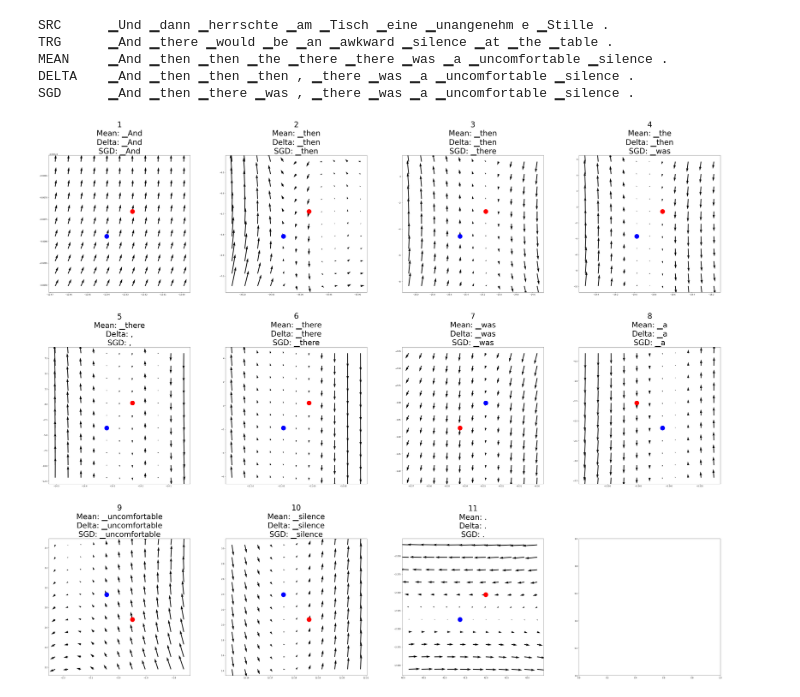
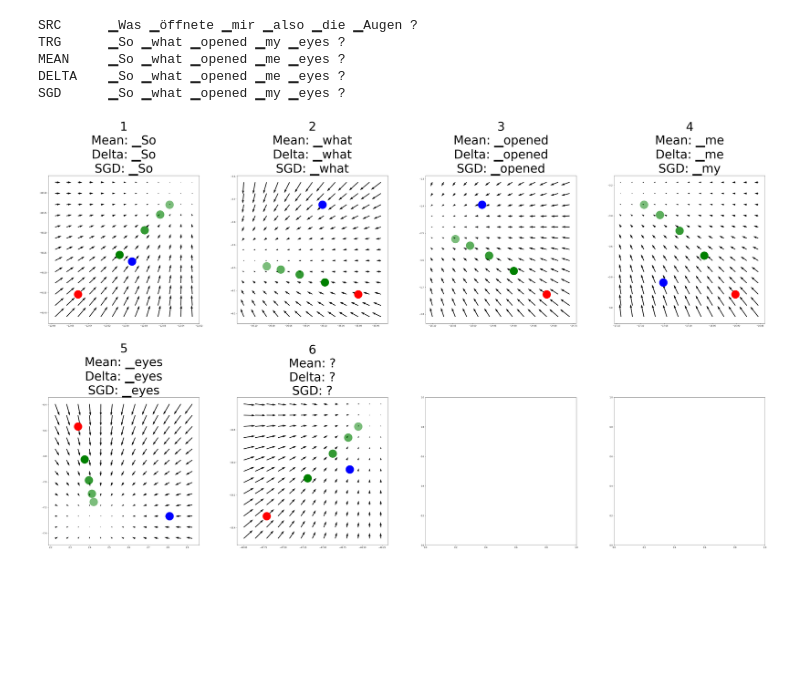
Before and after one commit to zomux/lanmt-ebm, a Jupyter notebook: analysis/visualize.ipynb, the cells around one changed output. Cells and saved outputs as stored; diff of their text form; code cells hidden in the pictures; blank space fills up the shorter version.

```diff
--- a/analysis/visualize.ipynb
+++ b/analysis/visualize.ipynb
@@ -7,5 +8,6 @@ import math
 # %%
-data = pkl.load( open("/scratch/yl1363/lanmt-ebm/analysis/data_8p_8_16.pkl", "rb") )
+data = pkl.load( open("/scratch/yl1363/lanmt-ebm/analysis/data_8u_16_4.pkl", "rb") )
+#data = pkl.load( open("/scratch/yl1363/lanmt-ebm/analysis/data_8to12_16_4.pkl", "rb") )
 # %%
 keylist = list(data.keys())
 print (keylist)
@@ -62,9 +161,0 @@ print (targets_length)
-# %%
-z_diff = delta_zs[-1] - delta_zs[0]
-z_diff_x = z_diff[0, :, 0]
-z_diff_y = z_diff[0, :, 1]
-z0 = delta_zs[0][0] # [6, 2]
-
-in_grid, out_grid = 8, 16
-grid_size = in_grid + 2 * out_grid + 1
-grid = np.linspace(-out_grid, in_grid+out_grid, in_grid+out_grid*2+1) / float(in_grid) # [grid_size]
@@ -73,63 +170,67 @@ ncols = 4
 nfigs = targets_length-2
 nrows = int(math.ceil(nfigs / float(ncols)))
 figsize = 16
-in_grid_plot = 8
-out_grid_plot = 0
-spacing = 4
-fontsize=40
-markersize=24
+spacing = 2
+fontsize=60
+markersize=40
 
 left = 0.125  # the left side of the subplots of the figure
 right = 0.9   # the right side of the subplots of the figure
 bottom = 0.1  # the bottom of the subplots of the figure
 top = 0.9     # the top of the subplots of the figure
 wspace = 0.25  # the amount of width reserved for space between subplots,
               # expressed as a fraction of the average axis width
-hspace = 0.40  # the amount of height reserved for space between subplots,
+hspace = 0.50  # the amount of height reserved for space between subplots,
               # expressed as a fraction of the average axis height
-scale=20
-quiverdict={"scale":scale}
-quiverdict={}
+#scale=20
+#quiverdict={"scale":scale}
+quiverdict={"units":'xy', "angles":'xy'}
 
 fig, axes = plt.subplots(nrows=nrows, ncols=ncols, figsize=(figsize * ncols, figsize * nrows))
 plt.subplots_adjust(left=left, bottom=bottom, right=right, top=top, wspace=wspace, hspace=hspace)
 
 for idx in range(targets_length):
     if idx == 0 or idx == targets_length - 1 :
         continue
-    X = grid * z_diff_x[idx] + z0[idx, 0]
-    Y = grid * z_diff_y[idx] + z0[idx, 1]
-    U = all_grads[:, :, idx, 0]
-    V = all_grads[:, :, idx, 1]
-    X = X[::spacing]
-    Y = Y[::spacing]
-    U = U[::spacing,::spacing]
-    V = V[::spacing,::spacing]
+    X, Y = z_grids[:, :, idx, 0], z_grids[:, :, idx, 1]
+    U, V = all_grads[:, :, idx, 0], all_grads[:, :, idx, 1]
+    X, Y = X[::spacing, ::spacing], Y[::spacing, ::spacing]
+    U, V = U[::spacing, ::spacing], V[::spacing, ::spacing]
 
     row_idx = (idx-1) // ncols
     col_idx = (idx-1) % ncols
 
     q = axes[row_idx][col_idx].quiver(X, Y, U, V, **quiverdict)
-    x0 = delta_zs[0][0, idx, 0]
-    y0 = delta_zs[0][0, idx, 1]
-    x4 = delta_zs[4][0, idx, 0]
-    y4 = delta_zs[4][0, idx, 1]
-    title = "{}\nMean: {}\nDelta: {}\nSGD: {}".format(idx, delta_ys[0][idx], delta_ys[-1][idx], sgd_y[idx])
+    bb="""
+    X1 = np.stack([z0[0, idx, 0]] + [z_sgd_list[ii][0, idx, 0] for ii in range(3)], axis=0)
+    Y1 = np.stack([z0[0, idx, 1]] + [z_sgd_list[ii][0, idx, 1] for ii in range(3)], axis=0)
+    U1 = np.stack([z_score_list[ii][0, idx, 0] for ii in range(4)], axis=0)
+    V1 = np.stack([z_score_list[ii][0, idx, 1] for ii in range(4)], axis=0)
+    q1 = axes[row_idx][col_idx].quiver(X1, Y1, U1, V1, **quiverdict)
+    """
+    x0, y0 = z0[0, idx, 0], z0[0, idx, 1]
+    title = "{}\nMean: {}\nDelta: {}\nSGD: {}".format(idx, y_mean[idx], y_delta4[idx], y_sgd4[idx])
     axes[row_idx][col_idx].set_title(title, fontsize=fontsize)
     axes[row_idx][col_idx].plot(x0, y0, 'o', color='red', markersize=markersize)
-    axes[row_idx][col_idx].plot(x4, y4, 'o', color='blue', markersize=markersize)
+    for step_idx in range(4):
+        xx, yy = z_delta_list[step_idx][0, idx, 0], z_delta_list[step_idx][0, idx, 1]
+        axes[row_idx][col_idx].plot(xx, yy, 'o', color='blue', markersize=markersize, alpha = 0.8 ** step_idx)
+    for step_idx in range(4):
+        xx, yy = z_sgd_list[step_idx][0, idx, 0], z_sgd_list[step_idx][0, idx, 1]
+        axes[row_idx][col_idx].plot(xx, yy, 'o', color='green', markersize=markersize, alpha = 0.8 ** step_idx)
+
 
 print ("SRC\t", src_line.strip())
 print ("TRG\t", trg_line.strip())
-print ("MEAN\t", " ".join(delta_ys[0][1:-1]))
-print ("DELTA\t", " ".join(delta_ys[-1][1:-1]))
-print ("SGD\t", " ".join(sgd_y[1:-1]))
+print ("MEAN\t", " ".join(y_mean[1:-1]))
+print ("DELTA\t", " ".join(y_delta4[1:-1]))
+print ("SGD\t", " ".join(y_sgd4[1:-1]))
 print ()
 plt.show()
 # %% [output]
-SRC      ▁Und ▁dann ▁herrschte ▁am ▁Tisch ▁eine ▁unangenehm e ▁Stille .
-TRG      ▁And ▁there ▁would ▁be ▁an ▁awkward ▁silence ▁at ▁the ▁table .
-MEAN     ▁And ▁then ▁then ▁the ▁there ▁there ▁was ▁a ▁uncomfortable ▁silence .
-DELTA    ▁And ▁then ▁then ▁then , ▁there ▁was ▁a ▁uncomfortable ▁silence .
-SGD      ▁And ▁then ▁there ▁was , ▁there ▁was ▁a ▁uncomfortable ▁silence .
+SRC      ▁Was ▁öffnete ▁mir ▁also ▁die ▁Augen ?
+TRG      ▁So ▁what ▁opened ▁my ▁eyes ?
+MEAN     ▁So ▁what ▁opened ▁me ▁eyes ?
+DELTA    ▁So ▁what ▁opened ▁me ▁eyes ?
+SGD      ▁So ▁what ▁opened ▁my ▁eyes ?
-[figure, old version]
+[figure, new version]
```
Also changed, not shown: parts of 6 cells of this notebook, 7 other files.
